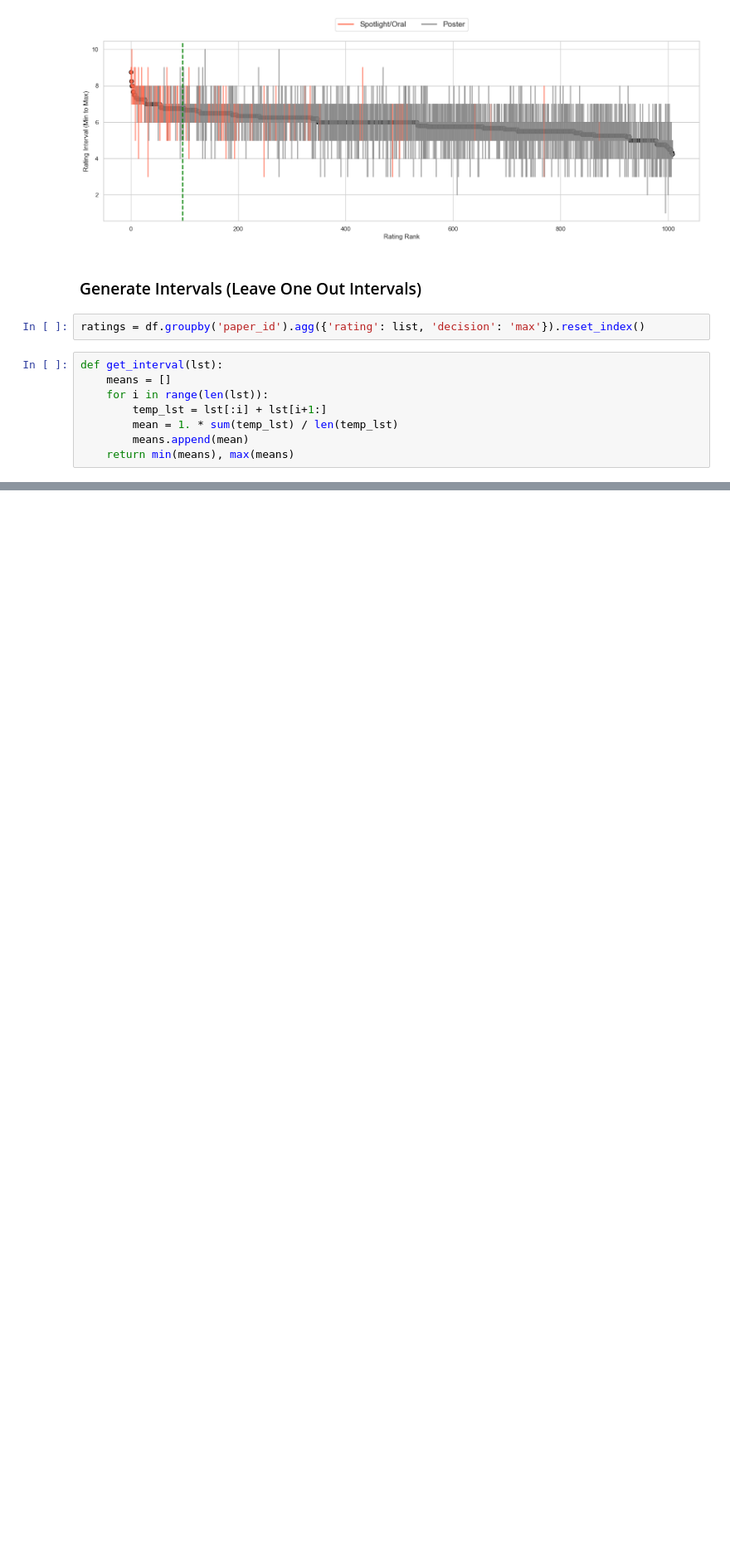
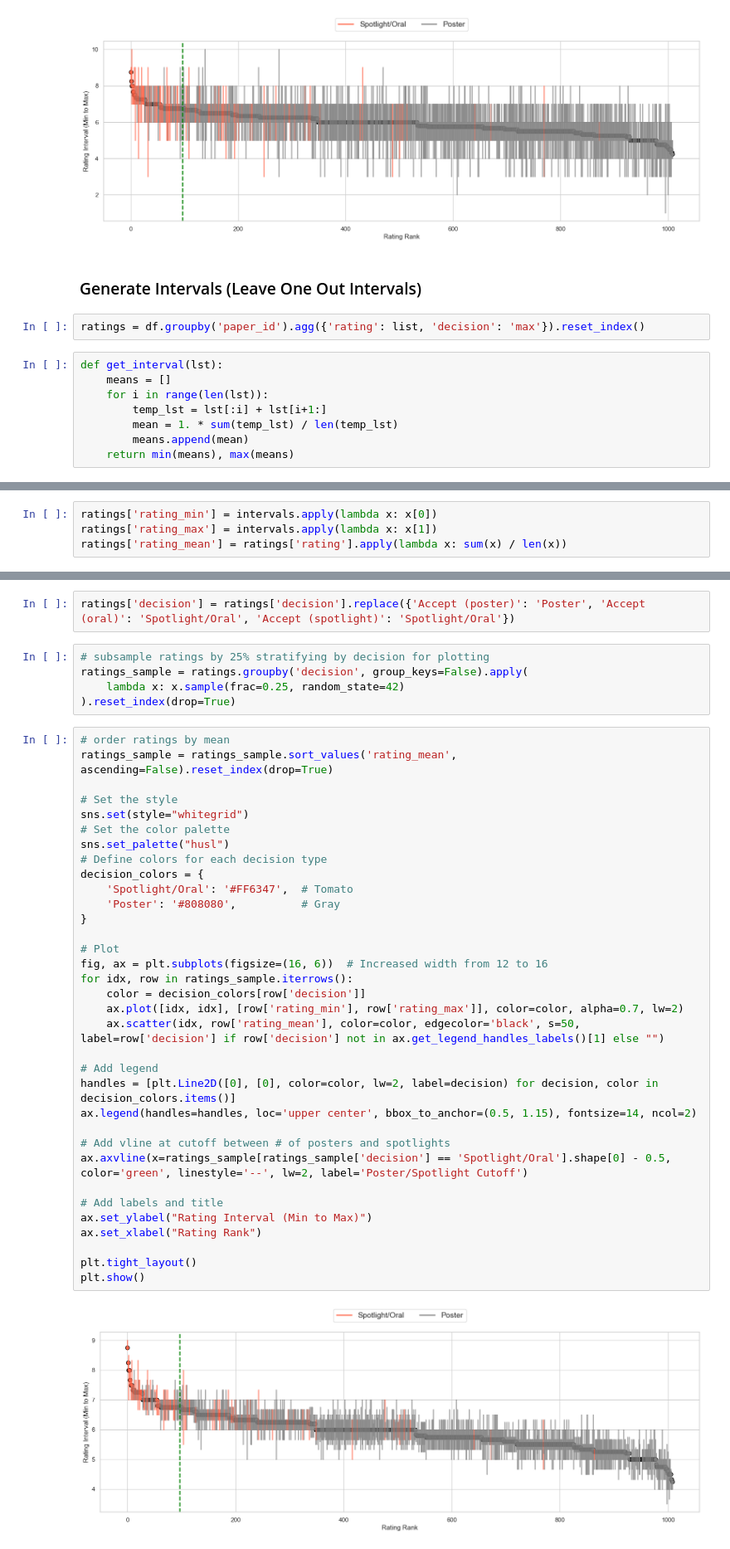
Before and after one commit to akgoldberg/lottery, a Jupyter notebook: ConferenceReviewData/neurips2024_data/get_neurips_data.ipynb, the cells around one changed output, grey strips where cells are left out. Shown at 83% size. Saved outputs shown, nothing was run; the diff lists cells and outputs as text; blank space fills up the shorter version.

```diff
--- a/ConferenceReviewData/neurips2024_data/get_neurips_data.ipynb
+++ b/ConferenceReviewData/neurips2024_data/get_neurips_data.ipynb
@@ -156,0 +144,4 @@ Name: rating, Length: 4035, dtype: object
+# %%
+ratings['rating_min'] = intervals.apply(lambda x: x[0])
+ratings['rating_max'] = intervals.apply(lambda x: x[1])
+ratings['rating_mean'] = ratings['rating'].apply(lambda x: sum(x) / len(x))
@@ -156,0 +164,43 @@ Name: rating, Length: 4035, dtype: object
+# %%
+ratings['decision'] = ratings['decision'].replace({'Accept (poster)': 'Poster', 'Accept (oral)': 'Spotlight/Oral', 'Accept (spotlight)': 'Spotlight/Oral'})
+# %%
+# subsample ratings by 25% stratifying by decision for plotting
+ratings_sample = ratings.groupby('decision', group_keys=False).apply(
+    lambda x: x.sample(frac=0.25, random_state=42)
+).reset_index(drop=True)
+# %%
+# order ratings by mean
+ratings_sample = ratings_sample.sort_values('rating_mean', ascending=False).reset_index(drop=True)
+
+# Set the style
+sns.set(style="whitegrid")
+# Set the color palette
+sns.set_palette("husl")
+# Define colors for each decision type
+decision_colors = {
+    'Spotlight/Oral': '#FF6347',  # Tomato
+    'Poster': '#808080',          # Gray
+}
+
+# Plot
+fig, ax = plt.subplots(figsize=(16, 6))  # Increased width from 12 to 16
+for idx, row in ratings_sample.iterrows():
+    color = decision_colors[row['decision']]
+    ax.plot([idx, idx], [row['rating_min'], row['rating_max']], color=color, alpha=0.7, lw=2)
+    ax.scatter(idx, row['rating_mean'], color=color, edgecolor='black', s=50, label=row['decision'] if row['decision'] not in ax.get_legend_handles_labels()[1] else "")
+
+# Add legend
+handles = [plt.Line2D([0], [0], color=color, lw=2, label=decision) for decision, color in decision_colors.items()]
+ax.legend(handles=handles, loc='upper center', bbox_to_anchor=(0.5, 1.15), fontsize=14, ncol=2)
+
+# Add vline at cutoff between # of posters and spotlights
+ax.axvline(x=ratings_sample[ratings_sample['decision'] == 'Spotlight/Oral'].shape[0] - 0.5, color='green', linestyle='--', lw=2, label='Poster/Spotlight Cutoff')
+
+# Add labels and title
+ax.set_ylabel("Rating Interval (Min to Max)")
+ax.set_xlabel("Rating Rank")
+
+plt.tight_layout()
+plt.show()
+# %% [output]
+[figure, added]
```
Also changed, not shown: parts of 2 cells of this notebook, 9 other files.
